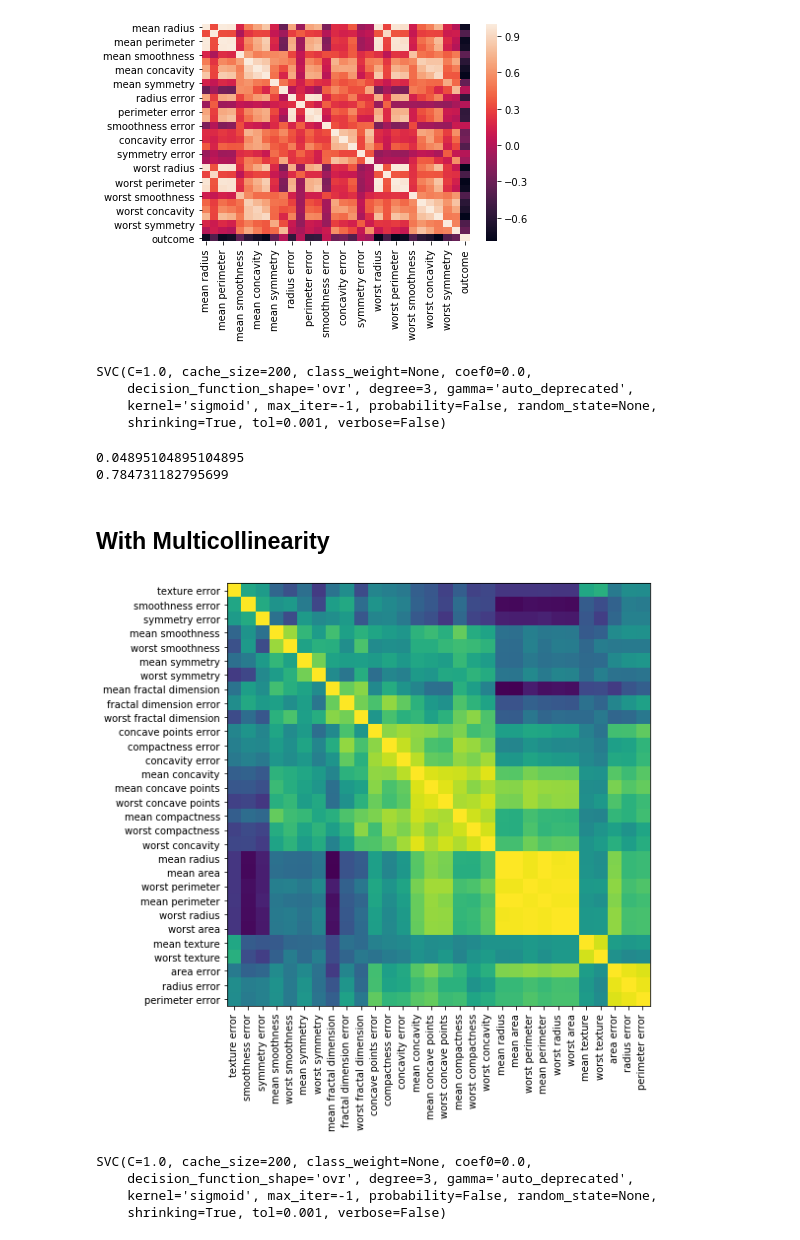
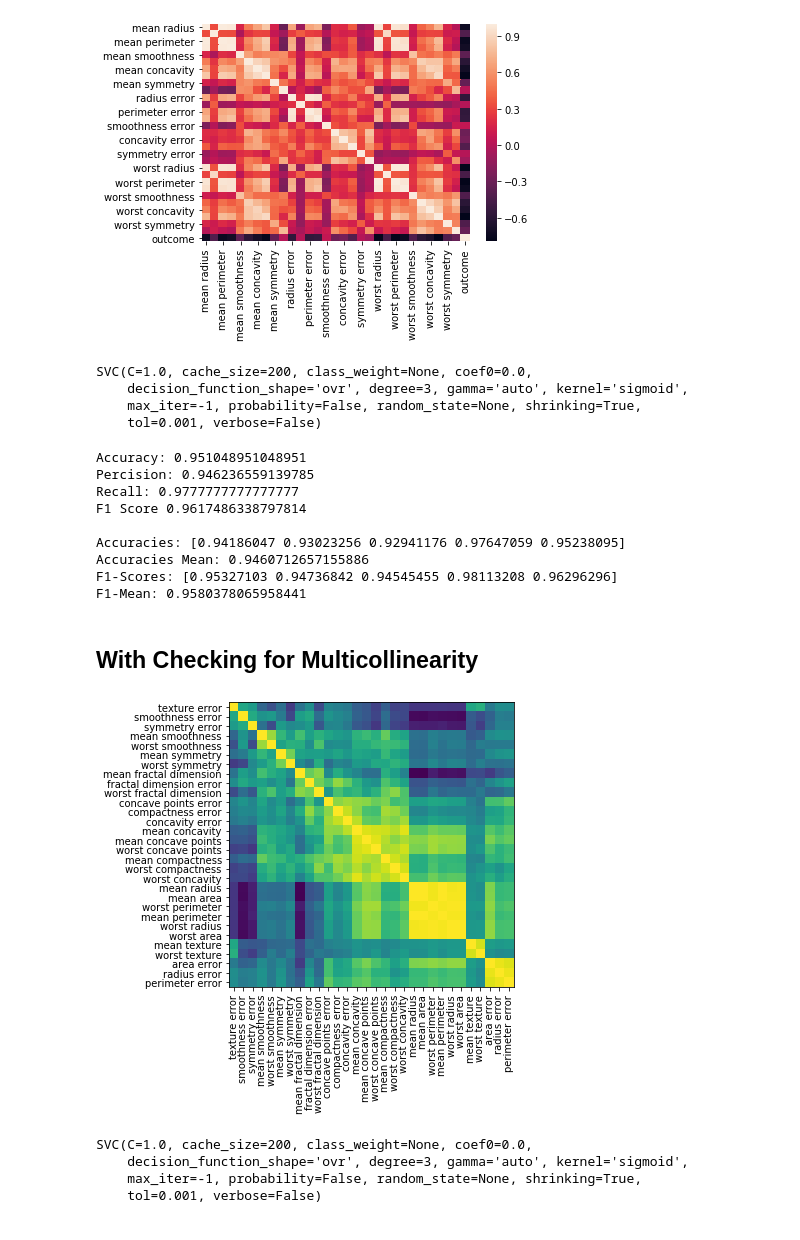
Before and after one commit to Tanner-York-Make-School/DS-2.1-Machine-Leanring, a Jupyter notebook: Homework/Support_Vector_Machines_Homework.ipynb, the cells around one changed output. Drawn from its saved outputs; the diff is of its cells as text; code cells hidden in the pictures.

Commit message:
Update SVM Homework with accuracy metrics

```diff
--- a/Homework/Support_Vector_Machines_Homework.ipynb
+++ b/Homework/Support_Vector_Machines_Homework.ipynb
@@ -43,40 +57,56 @@ plt.show()
 # %%
 from sklearn.svm import SVC
 
-log_svm = SVC(kernel='sigmoid')
+log_svm = SVC(kernel='sigmoid', gamma='auto')
 log_svm.fit(X_train, y_train)
 # %% [output]
 SVC(C=1.0, cache_size=200, class_weight=None, coef0=0.0,
-    decision_function_shape='ovr', degree=3, gamma='auto_deprecated',
-    kernel='sigmoid', max_iter=-1, probability=False, random_state=None,
-    shrinking=True, tol=0.001, verbose=False)
+    decision_function_shape='ovr', degree=3, gamma='auto', kernel='sigmoid',
+    max_iter=-1, probability=False, random_state=None, shrinking=True,
+    tol=0.001, verbose=False)
-# %%
-y_pred = log_svm.predict(X_test)
-
-print(mean_squared_error(y_pred, y_test))
-print(r2_score(y_pred, y_test))
-# %% [output]
-0.04895104895104895
-0.784731182795699
+# %%
+y_pred = log_svm.predict(X_test)
+
+confusion = confusion_matrix(y_test, y_pred)
+confusion_matrix_stats(confusion)
+
+print('')
+all_accuracies = cross_val_score(estimator=log_svm, X=X_train, y=y_train, cv=5, scoring='accuracy')
+print('Accuracies:', all_accuracies)
+print('Accuracies Mean:', all_accuracies.mean())
+
+all_f1 = cross_val_score(estimator=log_svm, X=X_train, y=y_train, cv=5, scoring='f1')
+print('F1-Scores:', all_f1)
+print('F1-Mean:', all_f1.mean())
+# %% [output]
+Accuracy: 0.951048951048951
+Percision: 0.946236559139785
+Recall: 0.9777777777777777
+F1 Score 0.9617486338797814
+
+Accuracies: [0.94186047 0.93023256 0.92941176 0.97647059 0.95238095]
+Accuracies Mean: 0.9460712657155886
+F1-Scores: [0.95327103 0.94736842 0.94545455 0.98113208 0.96296296]
+F1-Mean: 0.9580378065958441
 # %% [markdown]
-## With Multicollinearity
+## With Checking for Multicollinearity
 # %%
 # Corrilation heatmap with checking for mutlicollinearity
-fig, (ax1) = plt.subplots(1, figsize=(12, 8))
+fig, (ax1) = plt.subplots(1, figsize=(10, 6))
 corr = spearmanr(scaled_X).correlation
 corr_linkage = hierarchy.ward(corr)
 dendro = hierarchy.dendrogram(corr_linkage, labels=cancer.feature_names, ax=ax1, leaf_rotation=90, no_plot=True)
 dendro_idx = np.arange(0, len(dendro['ivl']))
 
 ax1.imshow(corr[dendro['leaves'], :][:, dendro['leaves']])
 ax1.set_xticks(dendro_idx)
 ax1.set_yticks(dendro_idx)
 ax1.set_xticklabels(dendro['ivl'], rotation='vertical')
 ax1.set_yticklabels(dendro['ivl'])
 fig.tight_layout()
 plt.show()
 # %% [output]
-[figure, old version]
+[figure, new version]
 # %%
 from sklearn.svm import SVC
 from collections import defaultdict
@@ -90,10 +120,10 @@ selected_features = [v[0] for v in cluster_id_to_feature_ids.values()]
 X_train_sel = X_train[:, selected_features]
 X_test_sel = X_test[:, selected_features]
 
-log_svm = SVC(kernel='sigmoid')
+log_svm = SVC(kernel='sigmoid', gamma='auto')
 log_svm.fit(X_train_sel, y_train)
 # %% [output]
 SVC(C=1.0, cache_size=200, class_weight=None, coef0=0.0,
-    decision_function_shape='ovr', degree=3, gamma='auto_deprecated',
-    kernel='sigmoid', max_iter=-1, probability=False, random_state=None,
-    shrinking=True, tol=0.001, verbose=False)
+    decision_function_shape='ovr', degree=3, gamma='auto', kernel='sigmoid',
+    max_iter=-1, probability=False, random_state=None, shrinking=True,
+    tol=0.001, verbose=False)
```
Also changed, not shown: parts of 4 cells of this notebook.
